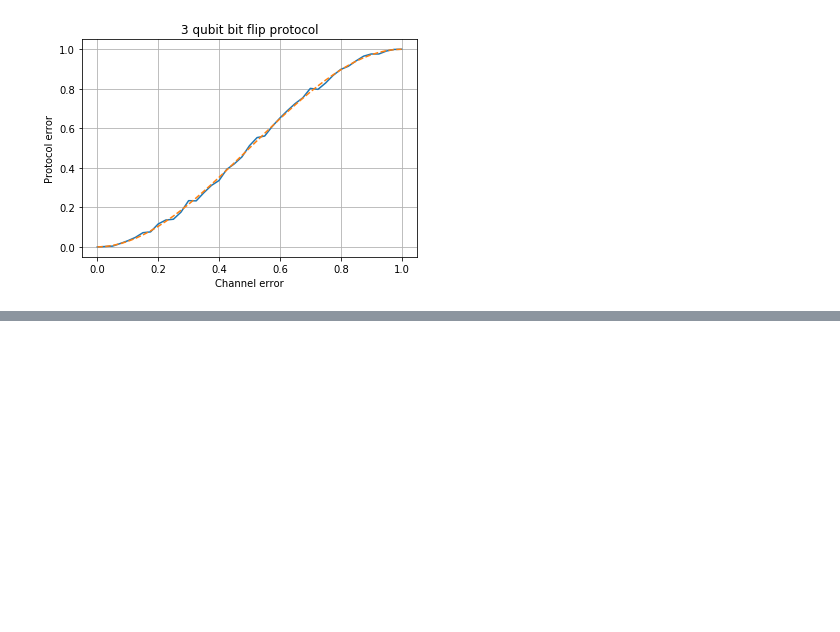
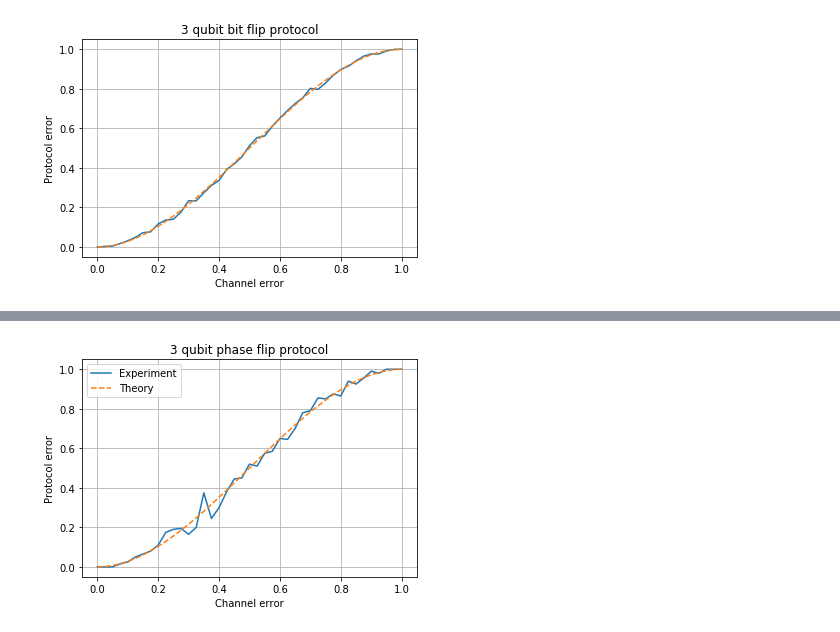
Before and after one commit to fedimser/quant_comp, a Jupyter notebook: Quantum error correction with Cirq.ipynb, the cells around one changed output, grey strips where cells are left out. Cells and saved outputs as stored; diff of their text form; code cells hidden in the pictures; blank space fills up the shorter version.

```diff
--- a/Quantum error correction with Cirq.ipynb
+++ b/Quantum error correction with Cirq.ipynb
@@ -282,0 +324,24 @@ q_init: ───│ 0.978+0.j    -0.21 +0.j   │───@───@───X
+# %%
+class ThreeQubitPhaseFlipProtocol(BaseQecProtocol):
+    def __init__(self):
+        self.name = '3 qubit phase flip protocol'
+        self.bf_protocol = ThreeQubitBitFlipProtocol()
+
+    def encode(self, circuit, qubit):
+        qubits = self.bf_protocol.encode(circuit, qubit)
+        for q in qubits:
+            circuit.append(cirq.H(q))
+        return qubits
+
+    def decode(self, circuit, qubits):
+        for q in qubits:
+            circuit.append(cirq.H(q))
+        return self.bf_protocol.decode(circuit, qubits)
+# %%
+plot_errors(ThreeQubitPhaseFlipProtocol(),
+            num_points=41,
+            num_experiments=200,
+            channel_factory=lambda p:PhaseFlipChannel(p),
+            theoretical=lambda x:3*x**2*(1-x)+x**3)
+# %% [output]
+[figure, added]
```
Also changed, not shown: parts of 23 cells of this notebook.
